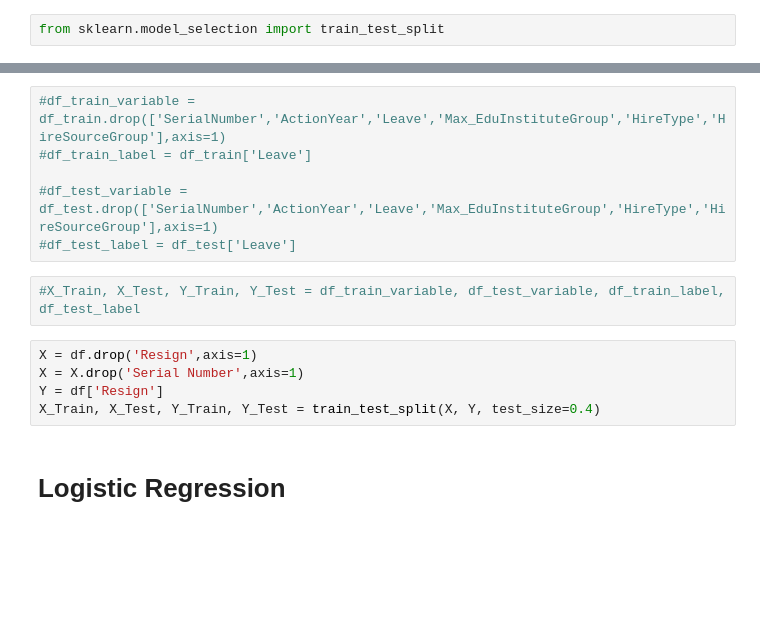
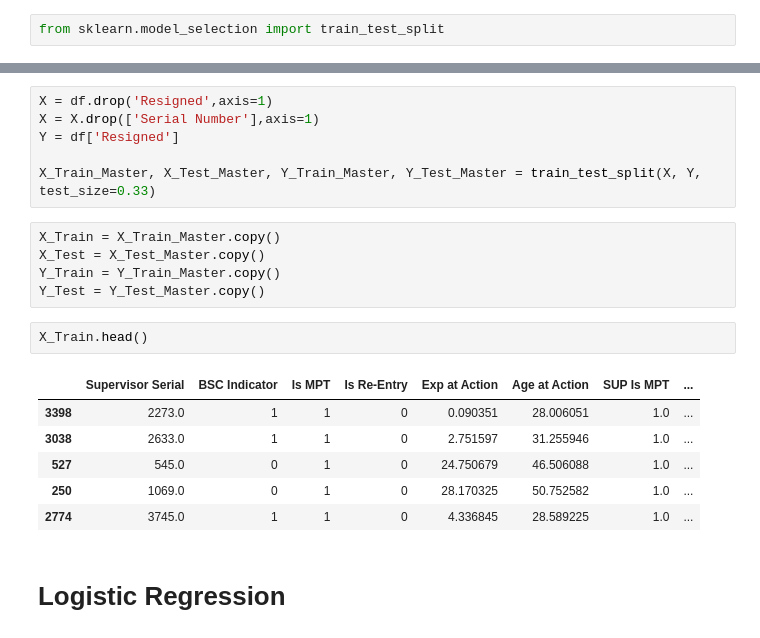
Before and after one commit to teing/HR_Data_Analytic, a Jupyter notebook: My_Playground.ipynb, the cells around one changed output, grey strips where cells are left out. Saved outputs shown, nothing was run; the diff lists cells and outputs as text; blank space fills up the shorter version.

```diff
--- a/My_Playground.ipynb
+++ b/My_Playground.ipynb
@@ -37,15 +28,22 @@ from sklearn.model_selection import train_test_split
-# %%
-#df_train_variable = df_train.drop(['SerialNumber','ActionYear','Leave','Max_EduInstituteGroup','HireType','HireSourceGroup'],axis=1)
-#df_train_label = df_train['Leave']
-
-#df_test_variable = df_test.drop(['SerialNumber','ActionYear','Leave','Max_EduInstituteGroup','HireType','HireSourceGroup'],axis=1)
-#df_test_label = df_test['Leave']
-# %%
-#X_Train, X_Test, Y_Train, Y_Test = df_train_variable, df_test_variable, df_train_label, df_test_label
 # %%
-X = df.drop('Resign',axis=1)
-X = X.drop('Serial Number',axis=1)
-Y = df['Resign']
-X_Train, X_Test, Y_Train, Y_Test = train_test_split(X, Y, test_size=0.4)
+X = df.drop('Resigned',axis=1)
+X = X.drop(['Serial Number'],axis=1)
+Y = df['Resigned']
+
+X_Train_Master, X_Test_Master, Y_Train_Master, Y_Test_Master = train_test_split(X, Y, test_size=0.33)
+# %%
+X_Train = X_Train_Master.copy()
+X_Test = X_Test_Master.copy()
+Y_Train = Y_Train_Master.copy()
+Y_Test = Y_Test_Master.copy()
+# %%
+X_Train.head()
+# %% [output]
+|  | Supervisor Serial | BSC Indicator | Is MPT | Is Re-Entry | Exp at Action | Age at Action | SUP Is MPT | ... |
+| 3398 | 2273.0 | 1 | 1 | 0 | 0.090351 | 28.006051 | 1.0 | ... |
+| 3038 | 2633.0 | 1 | 1 | 0 | 2.751597 | 31.255946 | 1.0 | ... |
+| 527 | 545.0 | 0 | 1 | 0 | 24.750679 | 46.506088 | 1.0 | ... |
+| 250 | 1069.0 | 0 | 1 | 0 | 28.170325 | 50.752582 | 1.0 | ... |
+| 2774 | 3745.0 | 1 | 1 | 0 | 4.336845 | 28.589225 | 1.0 | ... |
 # %% [markdown]
 # **Logistic Regression**
```
Also changed, not shown: parts of 32 cells of this notebook.
